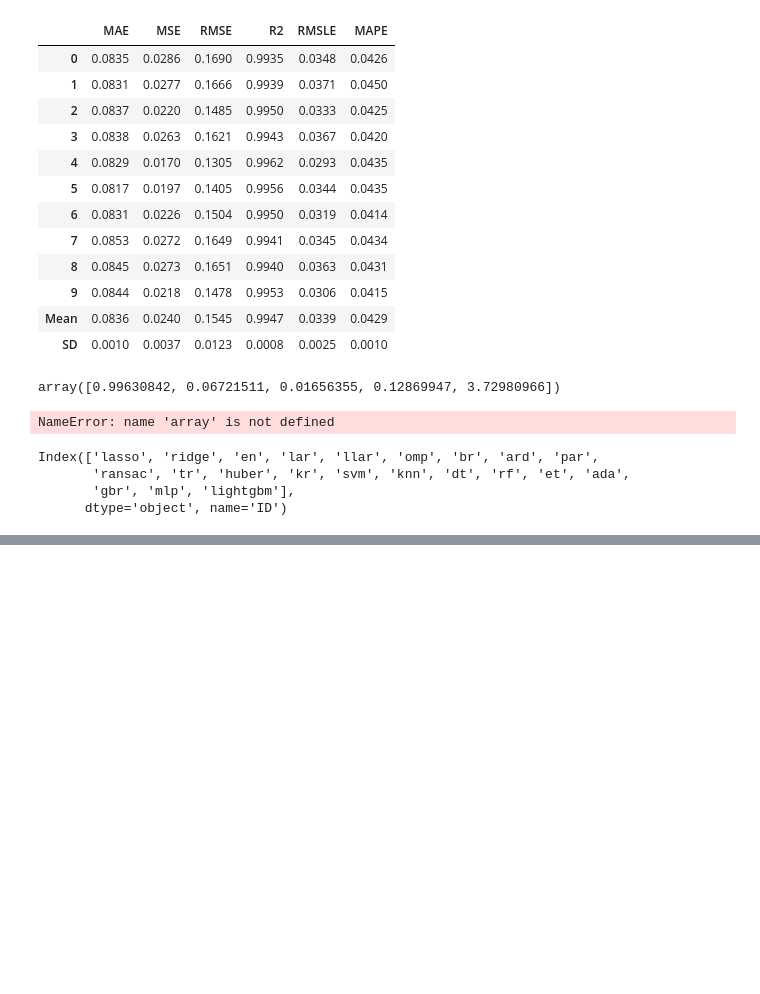
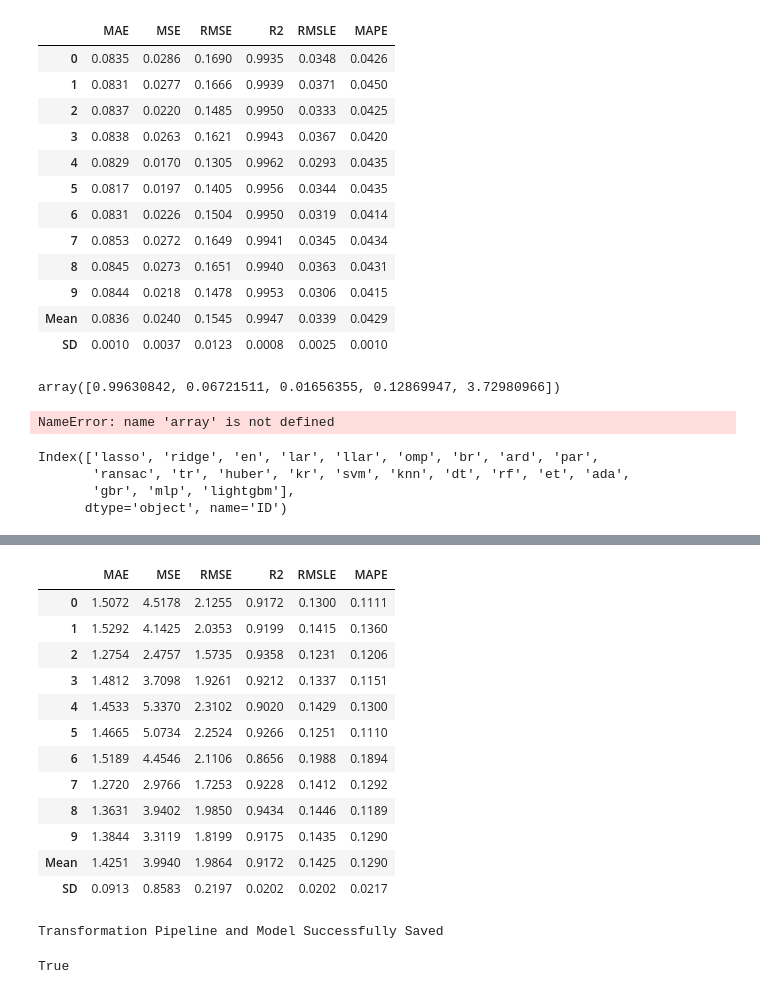
Before and after one commit to Schwalbe262/ML_MFT, a Jupyter notebook: regression.ipynb, the cells around one changed output, grey strips where cells are left out. Cells and saved outputs as stored; diff of their text form; code cells hidden in the pictures; blank space fills up the shorter version.

```diff
--- a/regression.ipynb
+++ b/regression.ipynb
@@ -277,0 +366,31 @@ Fitting 10 folds for each of 1 candidates, totalling 10 fits
+# %%
+# activate logger
+[model, data_seen, data_unseen] = regression_basic(processed_data, parameter, algorithm="lightgbm", frac_ratio=0.9, save_en=False, save_model_name="model", new_feature_names=new_feature_names)
+
+algorithm_list = models().index
+except_list = ["kr","svm"] # algorithm list to exclude from train
+# eleminate algorithm in exception list
+for al_name in except_list :
+    algorithm_list = algorithm_list[algorithm_list!=al_name]
+low_list = ["et","rf"]
+
+compare_algorithm(parameter="Llt", data=processed_data, algorithm_list=algorithm_list, low_list=low_list, tune_en=True, n_h=100, n_l=10)
+# %% [output]
+|  | MAE | MSE | RMSE | R2 | RMSLE | MAPE |
+| 0 | 1.5072 | 4.5178 | 2.1255 | 0.9172 | 0.1300 | 0.1111 |
+| 1 | 1.5292 | 4.1425 | 2.0353 | 0.9199 | 0.1415 | 0.1360 |
+| 2 | 1.2754 | 2.4757 | 1.5735 | 0.9358 | 0.1231 | 0.1206 |
+| 3 | 1.4812 | 3.7098 | 1.9261 | 0.9212 | 0.1337 | 0.1151 |
+| 4 | 1.4533 | 5.3370 | 2.3102 | 0.9020 | 0.1429 | 0.1300 |
+| 5 | 1.4665 | 5.0734 | 2.2524 | 0.9266 | 0.1251 | 0.1110 |
+| 6 | 1.5189 | 4.4546 | 2.1106 | 0.8656 | 0.1988 | 0.1894 |
+| 7 | 1.2720 | 2.9766 | 1.7253 | 0.9228 | 0.1412 | 0.1292 |
+| 8 | 1.3631 | 3.9402 | 1.9850 | 0.9434 | 0.1446 | 0.1189 |
+| 9 | 1.3844 | 3.3119 | 1.8199 | 0.9175 | 0.1435 | 0.1290 |
+| Mean | 1.4251 | 3.9940 | 1.9864 | 0.9172 | 0.1425 | 0.1290 |
+| SD | 0.0913 | 0.8583 | 0.2197 | 0.0202 | 0.0202 | 0.0217 |
+Transformation Pipeline and Model Successfully Saved
+# %%
+find_element(low_list,["et"])
+# %% [output]
+True
```
Also changed, not shown: parts of 8 cells of this notebook, 4 other files.
